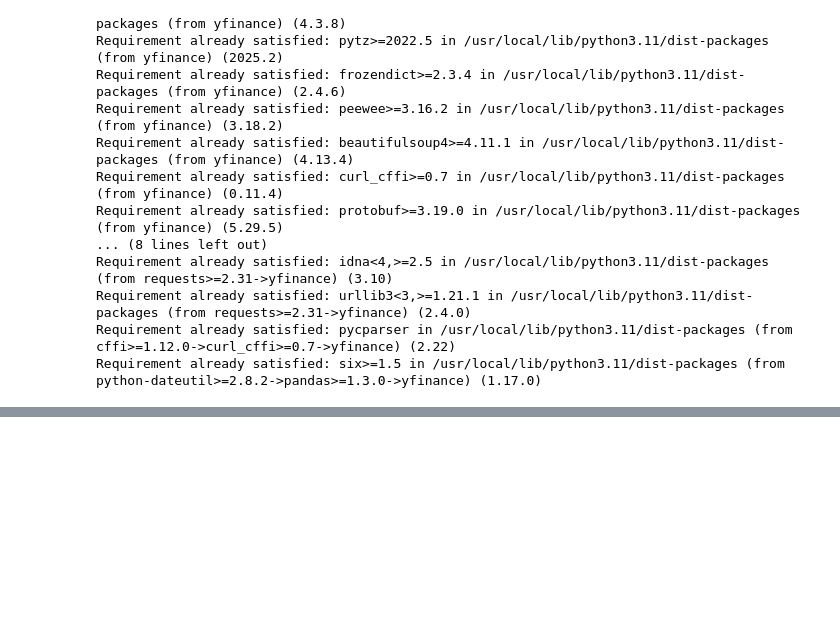
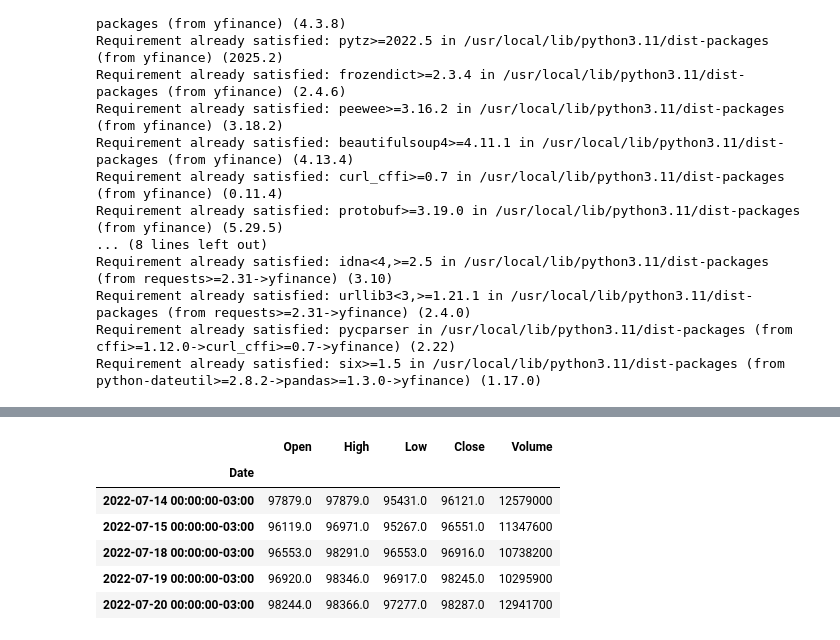
Before and after one commit to paulopetrillo/FIAP_TECH_CHALENGE_01, a Jupyter notebook: TECH_CHALENGE_01.ipynb, the cells around one changed output, grey strips where cells are left out. Cells and saved outputs as stored; diff of their text form; code cells hidden in the pictures; blank space fills up the shorter version.

```diff
--- a/TECH_CHALENGE_01.ipynb
+++ b/TECH_CHALENGE_01.ipynb
@@ -84,0 +142,15 @@ dados =  pd.DataFrame(dat.history(period='3y'))
+# %%
+# Observação 1:
+# Campos "Dividends" e "Stock Splits" não tem dados, portanto podem ser retirados.
+
+# Retirando as colunas  "Dividends" e "Stock Splits"
+dados = dados.drop(labels=['Dividends', 'Stock Splits'], axis=1)
+dados.head()
+# %% [output]
+|  | Open | High | Low | Close | Volume |
+| Date |  |  |  |  |  |
+| 2022-07-14 00:00:00-03:00 | 97879.0 | 97879.0 | 95431.0 | 96121.0 | 12579000 |
+| 2022-07-15 00:00:00-03:00 | 96119.0 | 96971.0 | 95267.0 | 96551.0 | 11347600 |
+| 2022-07-18 00:00:00-03:00 | 96553.0 | 98291.0 | 96553.0 | 96916.0 | 10738200 |
+| 2022-07-19 00:00:00-03:00 | 96920.0 | 98346.0 | 96917.0 | 98245.0 | 10295900 |
+| 2022-07-20 00:00:00-03:00 | 98244.0 | 98366.0 | 97277.0 | 98287.0 | 12941700 |
```
Also changed, not shown: parts of 16 cells of this notebook.
